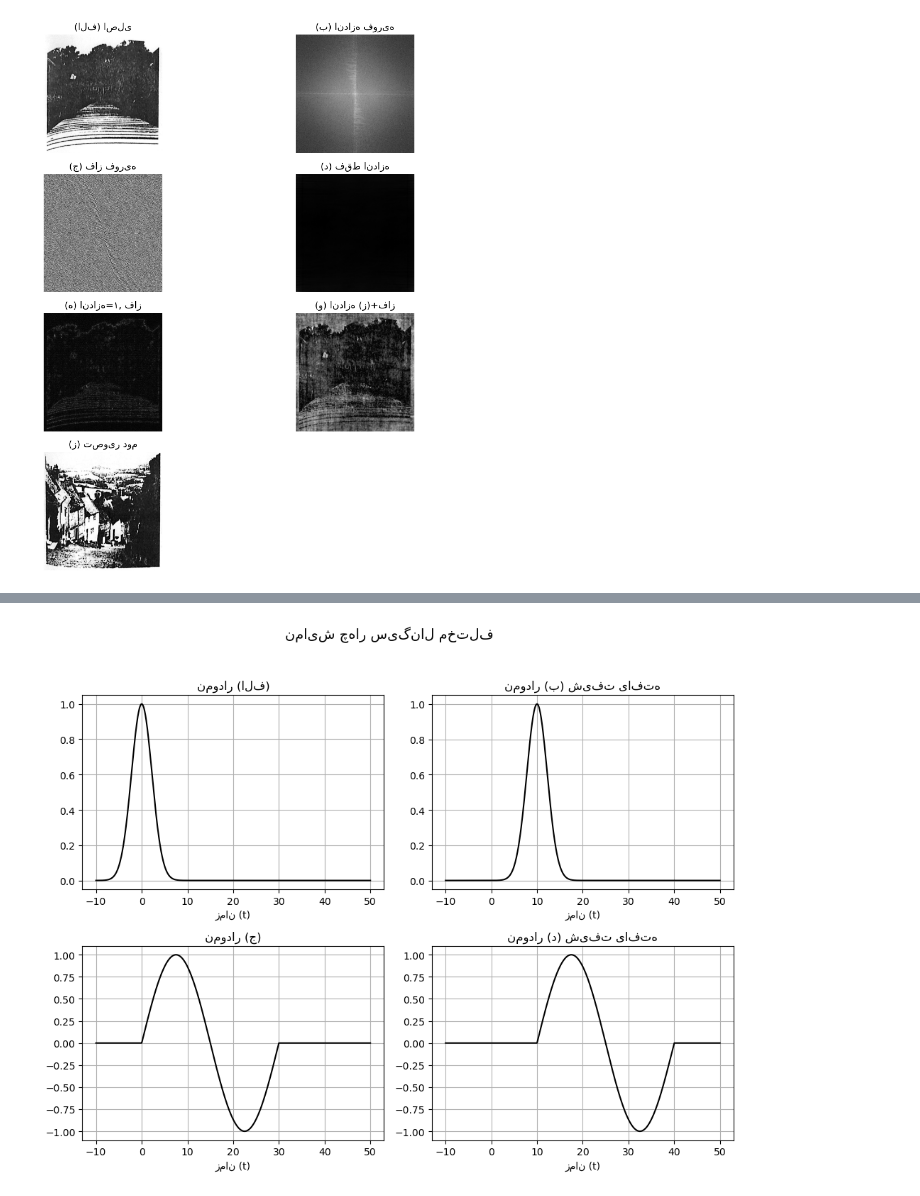
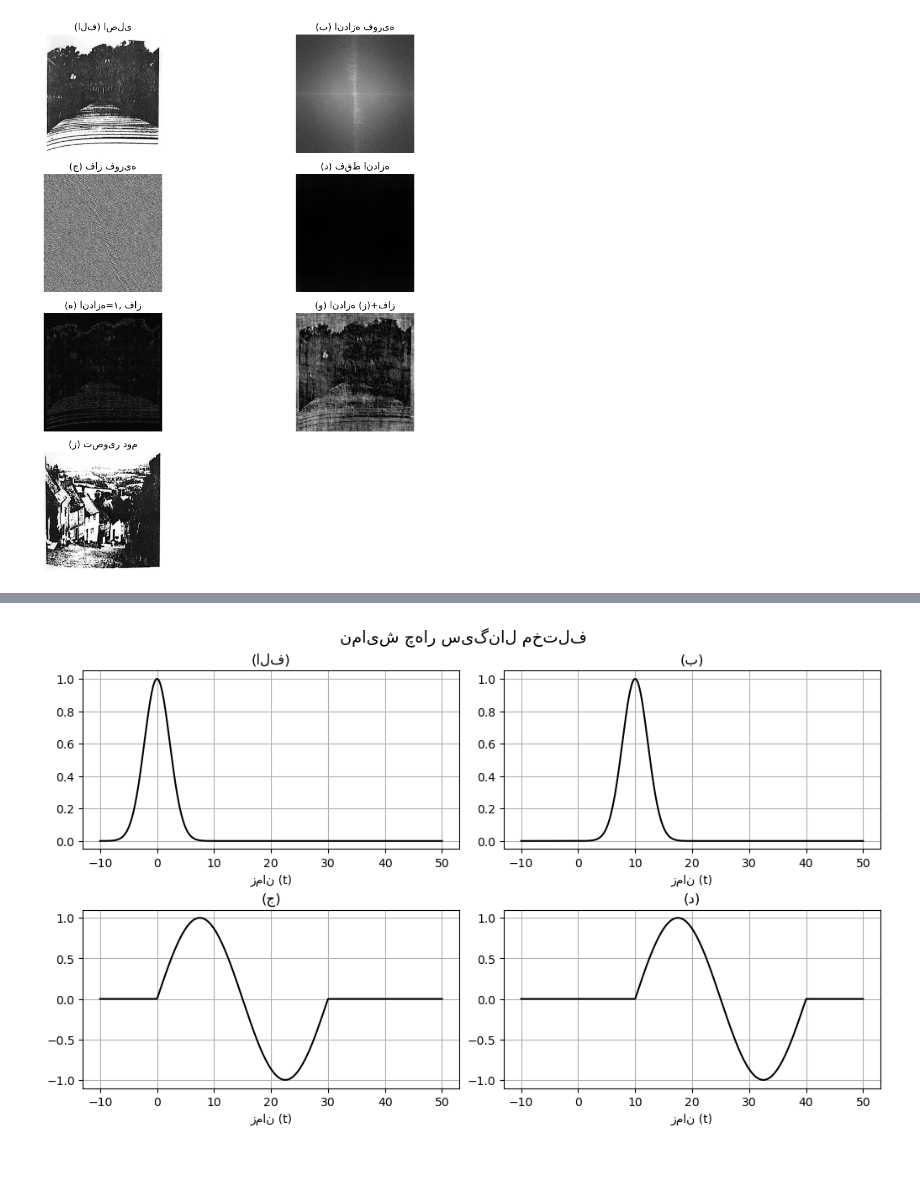
Before and after one commit to tayebehemati/DSP, a Jupyter notebook: ch6-page(383 to 394).ipynb, the cells around one changed output, grey strips where cells are left out. Drawn from its saved outputs; the diff is of its cells as text; code cells hidden in the pictures; blank space fills up the shorter version.

```diff
--- a/ch6-page(383 to 394).ipynb
+++ b/ch6-page(383 to 394).ipynb
@@ -323,44 +323,42 @@ $$
 # %%
 import numpy as np
 import matplotlib.pyplot as plt
 
 # تعریف محور زمان
 t = np.linspace(-10, 50, 1000)
 
-# سیگنال (الف)
+# سیگنال الف
 x_a = np.exp(-((t) ** 2) / 10)
 
-# سیگنال (ب)
+# سیگنال ب
 x_b = np.exp(-((t - 10) ** 2) / 10)
 
-# سیگنال (ج)
+# سیگنال ج
 x_c = np.zeros_like(t)
 mask_c = (t >= 0) & (t <= 30)
 x_c[mask_c] = np.sin(np.pi * t[mask_c] / 15)
 
-# سیگنال (د)
+# سیگنال د
 x_d = np.zeros_like(t)
 mask_d = (t >= 10) & (t <= 40)
 x_d[mask_d] = np.sin(np.pi * (t[mask_d] - 10) / 15)
 
-# لیست سیگنال‌ها و عناوین
+# رسم نمودارها
+fig, axs = plt.subplots(2, 2, figsize=(10, 6), layout='constrained')
+
+titles = ['(الف)', '(ب)', '(ج)', '(د)']
 signals = [x_a, x_b, x_c, x_d]
-titles = ['(الف)', '(ب) شیفت یافته', '(ج)', '(د) شیفت یافته']
 
-# رسم نمودارها در یک شکل مرتب
-plt.figure(figsize=(10, 8))
-for i in range(4):
-    plt.subplot(2, 2, i+1)
-    plt.plot(t, signals[i], color='black')
-    plt.title(f'نمودار {titles[i]}')
-    plt.xlabel('زمان (t)')
-    plt.grid(True)
+for i, ax in enumerate(axs.flat):
+    ax.plot(t, signals[i], color='black')
+    ax.set_title(titles[i], fontsize=12)
+    ax.set_xlabel('زمان (t)')
+    ax.grid(True)
 
 plt.suptitle('نمایش چهار سیگنال مختلف', fontsize=14)
-plt.tight_layout(rect=[0, 0, 1, 0.95])  # فاصله عنوان بالا از نمودارها
 plt.show()
 # %% [output]
-[figure, old version]
+[figure, new version]
 # %%
 import numpy as np
 import matplotlib.pyplot as plt
```
Also changed, not shown: parts of 4 cells of this notebook.
